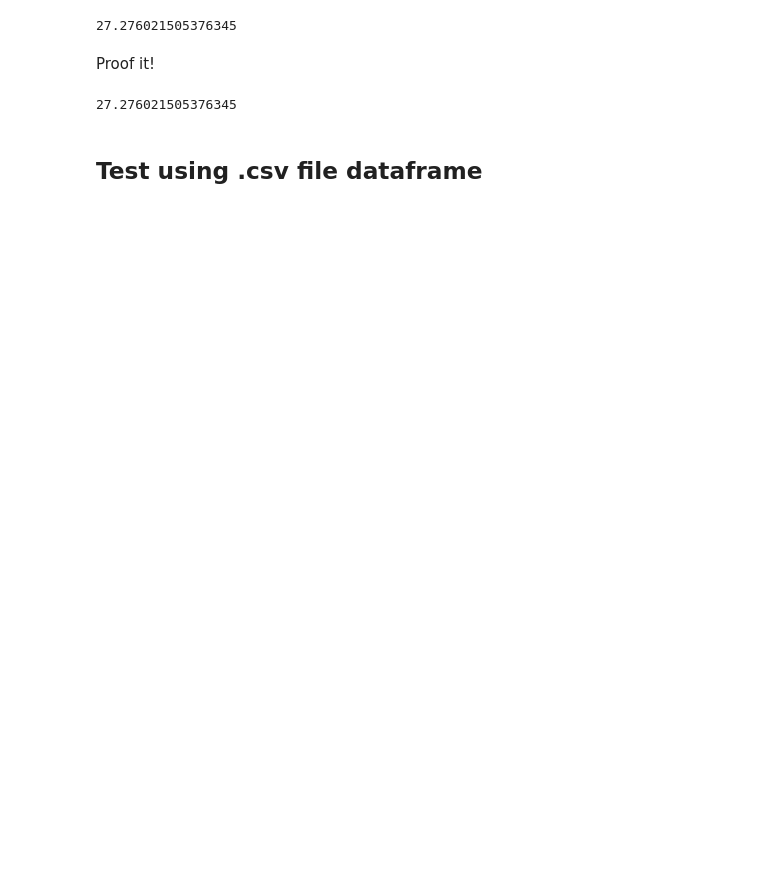
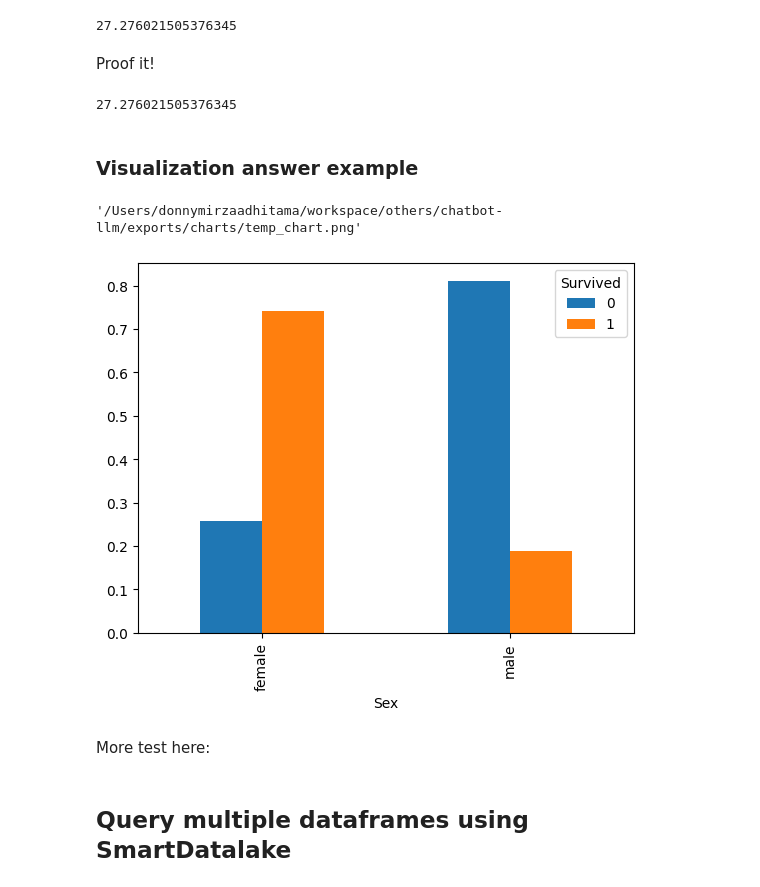
Before and after one commit to dmadhitama/chatbot-llm, a Jupyter notebook: test_pandasai.ipynb, the cells around one changed output. Drawn from its saved outputs; the diff is of its cells as text; code cells hidden in the pictures; blank space fills up the shorter version.

```diff
--- a/test_pandasai.ipynb
+++ b/test_pandasai.ipynb
@@ -113,8 +124,8 @@ llm = VertexAI(
     max_output_tokens=8192
 )
 # %%
-df = pd.read_csv("dataset/titanic/train.csv")
-df.head()
+df_titanic = pd.read_csv("dataset/titanic/train.csv")
+df_titanic.head()
 # %% [output]
 |  | PassengerId | Survived | Pclass | Name | Sex | Age | SibSp | Parch | Ticket | Fare | ... |
 | 0 | 1 | 0 | 3 | Braund, Mr. Owen Harris | male | 22.0 | 1 | 0 | A/5 21171 | 7.2500 | ... |
@@ -123,7 +134,10 @@ df.head()
 | 3 | 4 | 1 | 1 | Futrelle, Mrs. Jacques Heath (Lil... | female | 35.0 | 1 | 0 | 113803 | 53.1000 | ... |
 | 4 | 5 | 0 | 3 | Allen, Mr. William Henry | male | 35.0 | 0 | 0 | 373450 | 8.0500 | ... |
 # %%
-sdf_vertexai = SmartDataframe("dataset/titanic/train.csv", config={"llm": llm})
+sdf_vertexai = SmartDataframe(
+    df_titanic,
+    config={"llm": llm}
+)
 # %%
 response = sdf_vertexai.chat("Berapa rata-rata umur penumpang laki-laki yang selamat?")
 print(response)
@@ -135,5 +149,14 @@ Proof it!
 df.loc[(df["Sex"] == "male") & (df["Survived"] == 1)]["Age"].mean()
 # %% [output]
 27.276021505376345
-# %% [markdown]
-## Test using .csv file dataframe
+# %% [markdown]
+### Visualization answer example
+# %%
+sdf_vertexai.chat("Apakah penumpang laki-laki atau perempuan yang paling banyak selamat?")
+# %% [output]
+'/Users/donnymirzaadhitama/workspace/others/chatbot-llm/exports/charts/temp_chart.png'
+[figure, added]
+# %% [markdown]
+More test here:
+# %% [markdown]
+## Query multiple dataframes using SmartDatalake
```
Also changed, not shown: parts of 23 cells of this notebook, 3 other files.
